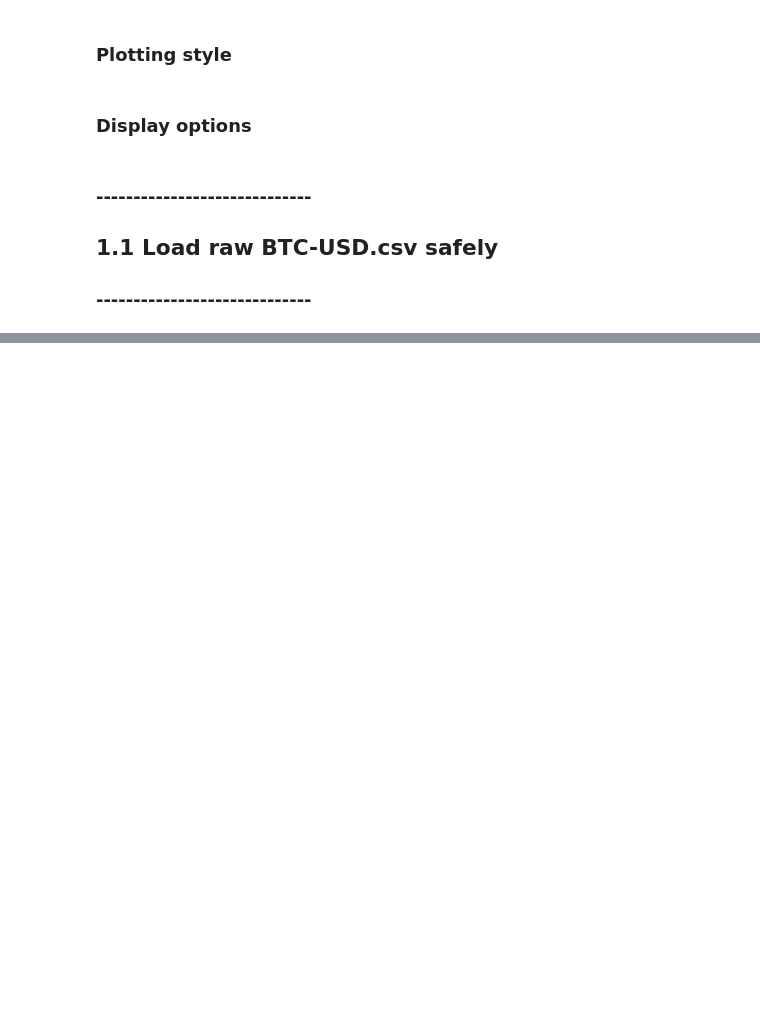
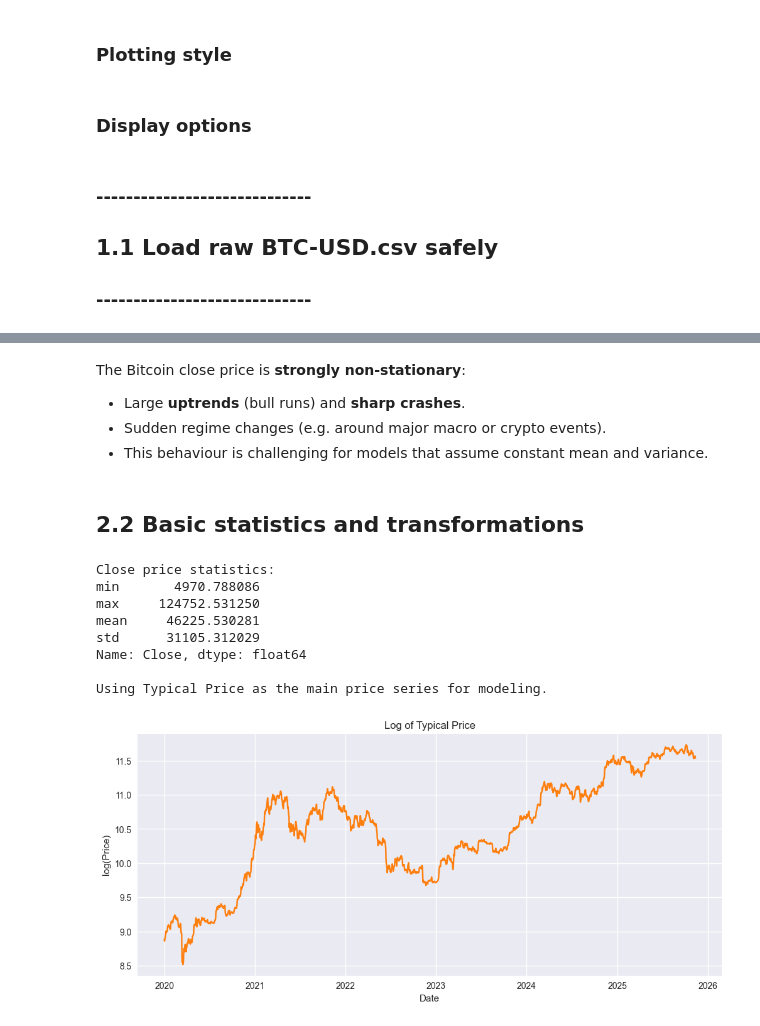
Before and after one commit to leojeulinmerville/Prophet_Project, a Jupyter notebook: Time_Series_Prophet_Project.ipynb, the cells around one changed output, grey strips where cells are left out. Drawn from its saved outputs; the diff is of its cells as text; code cells hidden in the pictures; blank space fills up the shorter version.

Commit message:
Final Peda notebook

```diff
--- a/Time_Series_Prophet_Project.ipynb
+++ b/Time_Series_Prophet_Project.ipynb
@@ -57,0 +179,47 @@ display(df_raw.head(10))
+# %% [markdown]
+The Bitcoin close price is **strongly non-stationary**:
+
+- Large **uptrends** (bull runs) and **sharp crashes**.
+- Sudden regime changes (e.g. around major macro or crypto events).
+- This behaviour is challenging for models that assume constant mean and variance.
+# %% [markdown]
+## 2.2 Basic statistics and transformations
+# %%
+# Basic stats on Close
+stats_close = close.agg(["min", "max", "mean", "std"])
+print("Close price statistics:")
+print(stats_close)
+
+# Create Typical_Price if High and Low exist
+if {"High", "Low", "Close"}.issubset(df.columns):
+    df["Typical_Price"] = (df["High"] + df["Low"] + df["Close"]) / 3.0
+    price_series = df["Typical_Price"]
+    price_label = "Typical Price"
+else:
+    # Fallback: use Close as the only available reasonable price
+    df["Typical_Price"] = df["Close"]
+    price_series = df["Typical_Price"]
+    price_label = "Close (fallback as Typical Price)"
+
+print(f"\nUsing {price_label} as the main price series for modeling.\n")
+
+# Log of the chosen price (Typical_Price by design in this notebook)
+df["log_price"] = np.log(price_series)
+
+plt.figure()
+plt.plot(df.index, df["log_price"], color="tab:orange")
+plt.title(f"Log of {price_label}")
+plt.xlabel("Date")
+plt.ylabel("log(Price)")
+plt.grid(True)
+plt.show()
+# %% [output]
+Close price statistics:
+min       4970.788086
+max     124752.531250
+mean     46225.530281
+std      31105.312029
+Name: Close, dtype: float64
+
+Using Typical Price as the main price series for modeling.
+[figure, added]
```
Also changed, not shown: parts of 79 cells of this notebook.
